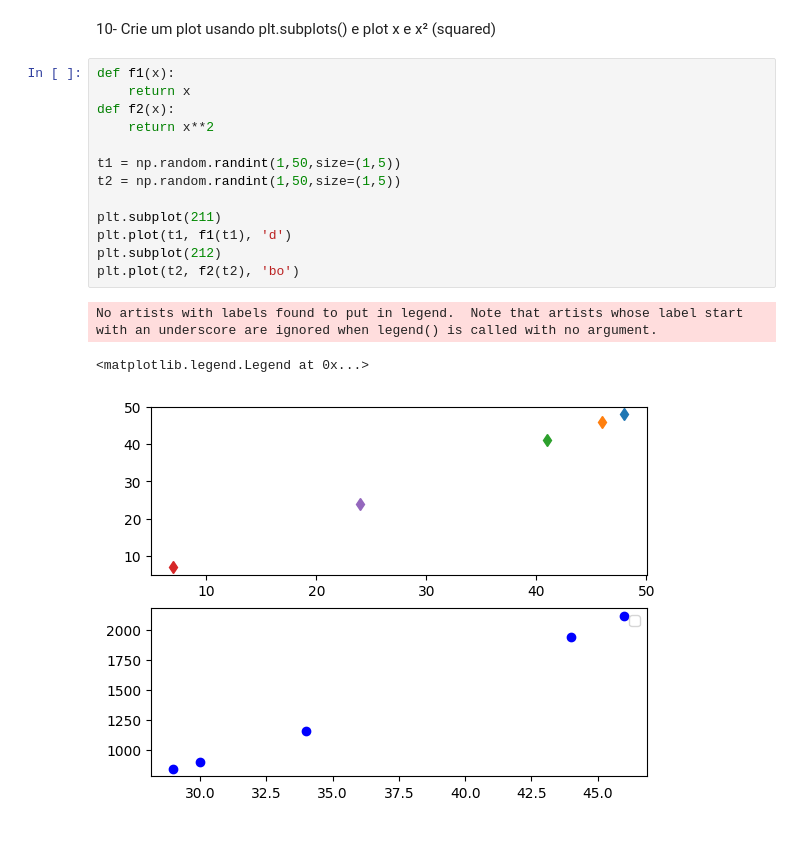
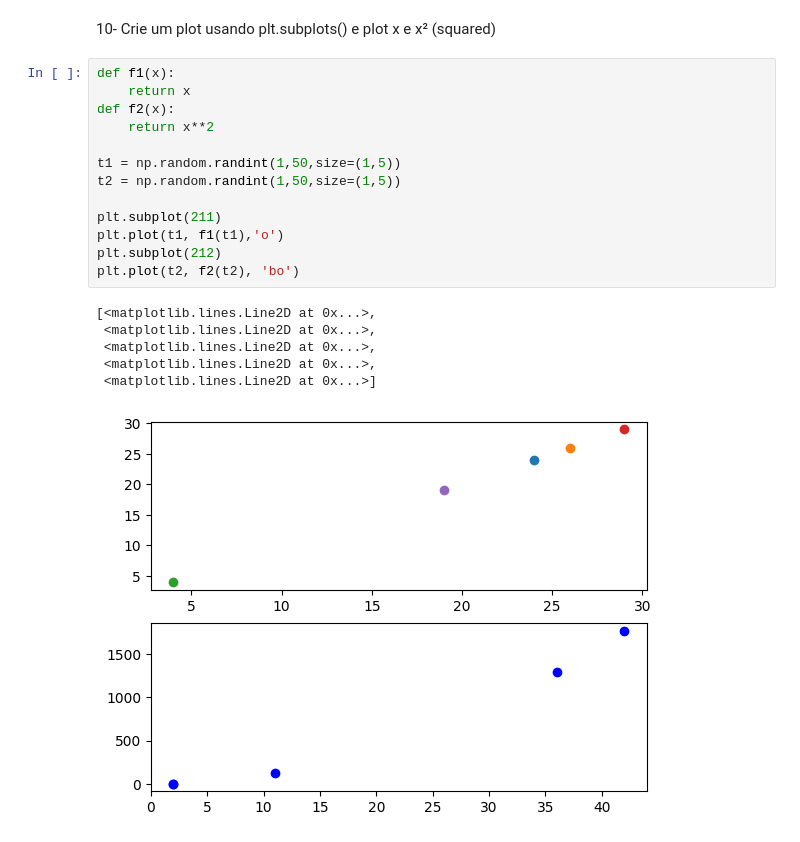
Before and after one commit to DiogoCardinot/AlgebraLinearMestrado, a Jupyter notebook: Exercícios Aula Prática 1.ipynb, the cells around one changed output. Saved outputs shown, nothing was run; the diff lists cells and outputs as text.

```diff
--- a/Exercícios Aula Prática 1.ipynb
+++ b/Exercícios Aula Prática 1.ipynb
@@ -125,17 +124,20 @@ array([0. , 0.1, 0.2, 0.3, 0.4, 0.5, 0.6, 0.7, 0.8, 0.9, 1. , 1.1, 1.2,
 # %%
 def f1(x):
     return x
 def f2(x):
     return x**2
 
 t1 = np.random.randint(1,50,size=(1,5))
 t2 = np.random.randint(1,50,size=(1,5))
 
 plt.subplot(211)
-plt.plot(t1, f1(t1), 'd')
+plt.plot(t1, f1(t1),'o')
 plt.subplot(212)
 plt.plot(t2, f2(t2), 'bo')
 # %% [output]
-No artists with labels found to put in legend.  Note that artists whose label start with an underscore are ignored when legend() is called with no argument.
+[<matplotlib.lines.Line2D at 0x...>,
+ <matplotlib.lines.Line2D at 0x...>,
+ <matplotlib.lines.Line2D at 0x...>,
+ <matplotlib.lines.Line2D at 0x...>,
+ <matplotlib.lines.Line2D at 0x...>]
-<matplotlib.legend.Legend at 0x...>
-[figure, old version]
+[figure, new version]
```
Also changed, not shown: parts of 5 cells of this notebook, 15 other files.
